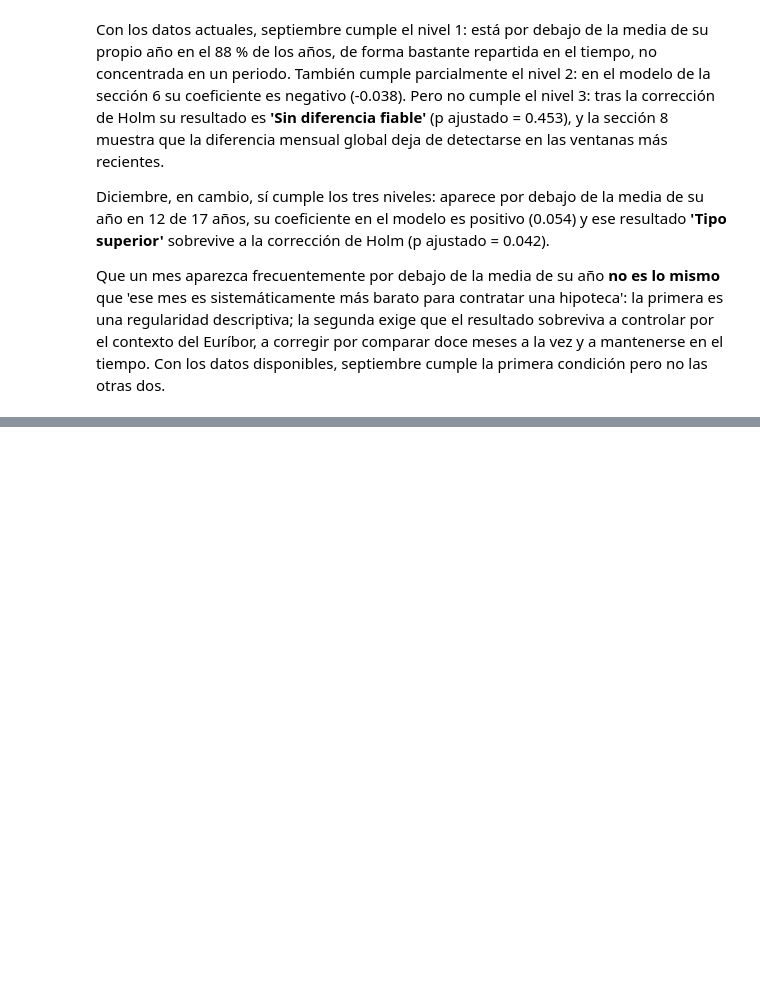
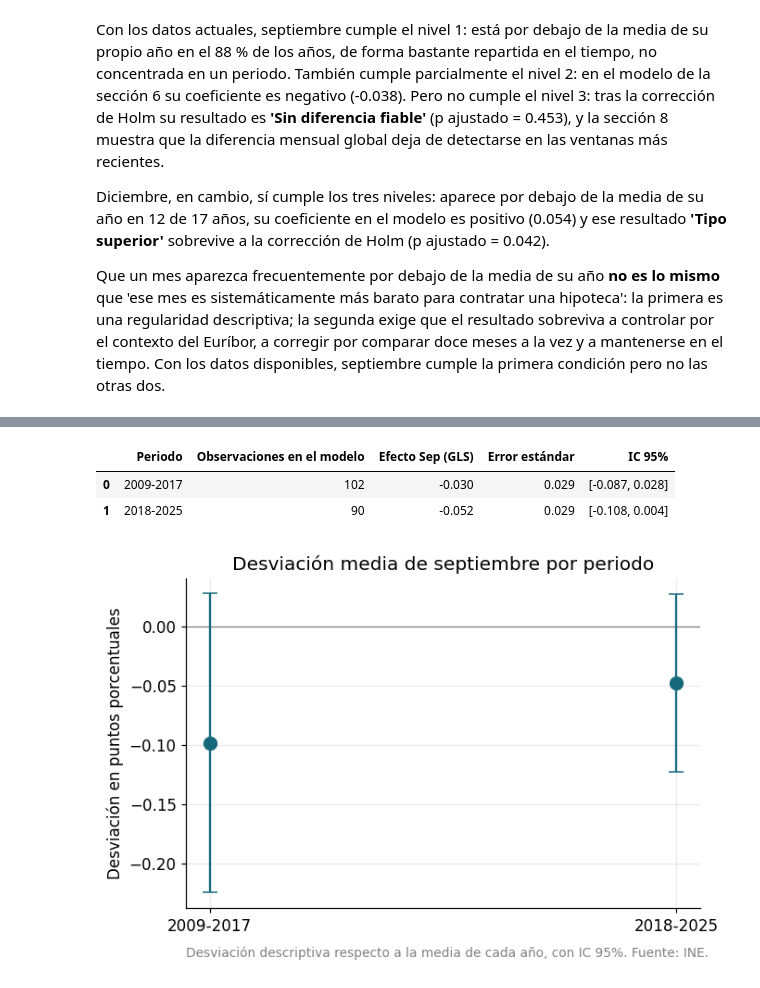
Before and after one commit to JorgeBaGa/hipotecas-estacionalidad-espana, a Jupyter notebook: notebooks/hipotecas_analysis.ipynb, the cells around one changed output, grey strips where cells are left out. Drawn from its saved outputs; the diff is of its cells as text; code cells hidden in the pictures; blank space fills up the shorter version.

```diff
--- a/notebooks/hipotecas_analysis.ipynb
+++ b/notebooks/hipotecas_analysis.ipynb
@@ -1176,0 +1197,27 @@ Que un mes aparezca frecuentemente por debajo de la media de su año **no es lo
+# %%
+from scipy import stats as scipy_stats
+
+periodo_1 = detalle_anual[detalle_anual["anio"] <= 2017]
+periodo_2 = detalle_anual[detalle_anual["anio"] >= 2018]
+
+def resumen_periodo_septiembre(sub, nombre):
+    sep = sub[sub["mes_num"] == 9]
+    n = len(sep)
+    n_below = int((sep["diferencia_anual"] < 0).sum())
+    media = sep["diferencia_anual"].mean()
+    desv = sep["diferencia_anual"].std()
+    error = desv / np.sqrt(n)
+    limite = scipy_stats.t.ppf(0.975, n - 1) * error
+    return {
+        "Periodo": nombre, "Años": n, "Años por debajo": n_below,
+        "% por debajo": round(100 * n_below / n, 1),
+        "Media": round(media, 3), "Mediana": round(sep["diferencia_anual"].median(), 3),
+        "Desv. estándar": round(desv, 3),
+        "IC 95%": f"[{media - limite:.3f}, {media + limite:.3f}]",
+    }
+
+resumen_split = pd.DataFrame([
+    resumen_periodo_septiembre(periodo_1, "2009-2017"),
+    resumen_periodo_septiembre(periodo_2, "2018-2025"),
+])
+resumen_split
@@ -1176,0 +1235,37 @@ Que un mes aparezca frecuentemente por debajo de la media de su año **no es lo
+# %%
+efectos_split_gls = []
+for inicio, fin, nombre in [(2009, 2017, "2009-2017"), (2018, 2025, "2018-2025")]:
+    sub_viviendas = viviendas[(viviendas["anio"] >= inicio) & (viviendas["anio"] <= fin)][["fecha", "tipo_hipotecario"]]
+    tabla_sub, _, _, n_obs_sub = an.glsar_month_effect_test(sub_viviendas, euribor)
+    fila_sep = tabla_sub.loc[tabla_sub["mes"] == "Sep"].iloc[0]
+    efectos_split_gls.append({
+        "Periodo": nombre, "Observaciones en el modelo": n_obs_sub,
+        "Efecto Sep (GLS)": round(fila_sep["efecto"], 3),
+        "Error estándar": round(fila_sep["error"], 3),
+        "IC 95%": f"[{fila_sep['inferior']:.3f}, {fila_sep['superior']:.3f}]",
+    })
+tabla_split_gls = pd.DataFrame(efectos_split_gls)
+tabla_split_gls
+# %% [output]
+|  | Periodo | Observaciones en el modelo | Efecto Sep (GLS) | Error estándar | IC 95% |
+| 0 | 2009-2017 | 102 | -0.030 | 0.029 | [-0.087, 0.028] |
+| 1 | 2018-2025 | 90 | -0.052 | 0.029 | [-0.108, 0.004] |
+# %%
+fig, ax = plt.subplots(figsize=(6.5, 4.2))
+ax.axhline(0, color="grey", linewidth=0.8)
+medias = resumen_split["Media"].to_numpy()
+ic_texto = resumen_split["IC 95%"].str.strip("[]").str.split(", ", expand=True).astype(float)
+errores_inf = medias - ic_texto[0].to_numpy()
+errores_sup = ic_texto[1].to_numpy() - medias
+ax.errorbar(
+    resumen_split["Periodo"], medias, yerr=[errores_inf, errores_sup],
+    fmt="o", color=COLOR_MAIN, ecolor=COLOR_MAIN, capsize=5, markersize=9,
+)
+ax.set_title("Desviación media de septiembre por periodo")
+ax.set_ylabel("Desviación en puntos porcentuales")
+ax.text(0.0, -0.15, "Desviación descriptiva respecto a la media de cada año, con IC 95%. Fuente: INE.",
+        transform=ax.transAxes, fontsize=9, color="grey")
+save_fig(fig, "15_septiembre_split_temporal.png")
+plt.show()
+# %% [output]
+[figure, added]
```
Also changed, not shown: parts of 10 cells of this notebook, 2 other files.
